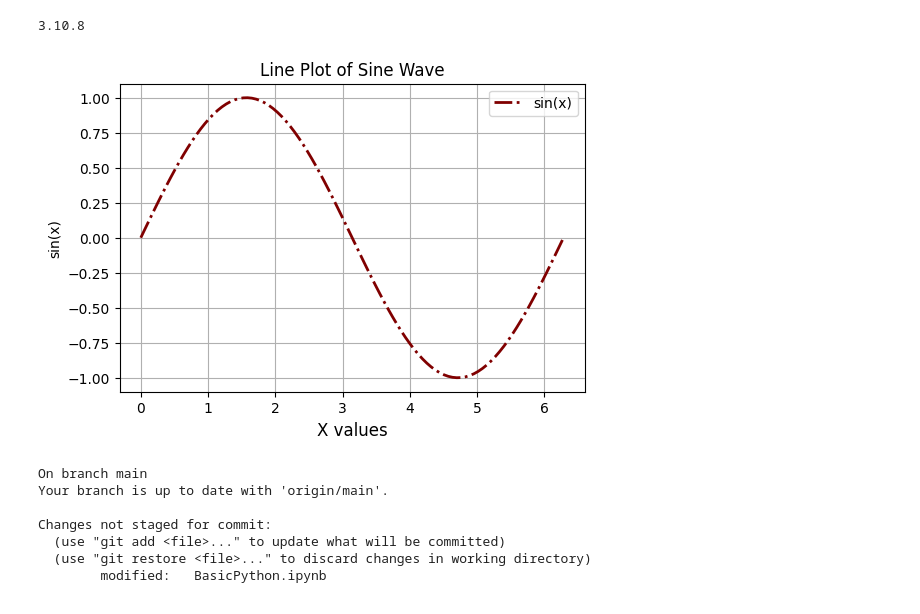
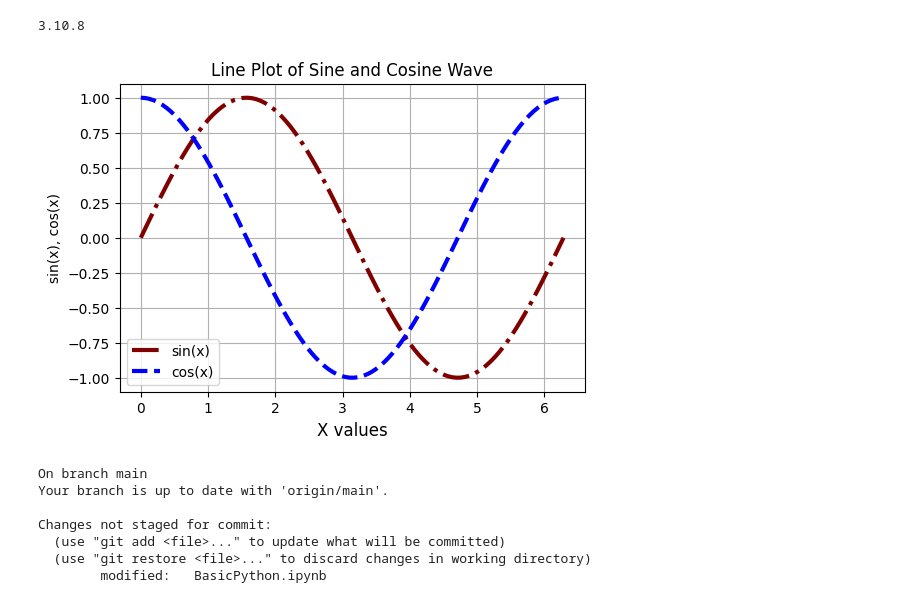
Before and after one commit to Samarth-Ghare/ai-ml-daily_commit, a Jupyter notebook: python_Practices.ipynb, the cells around one changed output. Cells and saved outputs as stored; diff of their text form; code cells hidden in the pictures.

```diff
--- a/python_Practices.ipynb
+++ b/python_Practices.ipynb
@@ -124,15 +125,16 @@ x = np.linspace(0, 2*np.pi, 100)
 y = np.sin(x)
 # %%
 plt.figure(figsize=(6,4))
-plt.plot(x, y, label='sin(x)', color='maroon', linestyle='-.', linewidth=2)
-plt.title("Line Plot of Sine Wave")
+plt.plot(x, np.sin(x), label='sin(x)', color='maroon', linestyle='-.', linewidth=3)
+plt.plot(x, np.cos(x), label='cos(x)', color='blue', linestyle='--', linewidth=3)
+plt.title("Line Plot of Sine and Cosine Wave")
 plt.xlabel("X values", fontsize = 12)
-plt.ylabel("sin(x)")
+plt.ylabel("sin(x), cos(x)")
 plt.legend()
 plt.grid(True)
 plt.show()
 # %% [output]
-[figure, old version]
+[figure, new version]
 # %%
 !git status
 # %% [output]
```
Also changed, not shown: parts of 61 cells of this notebook, 1 other file.
